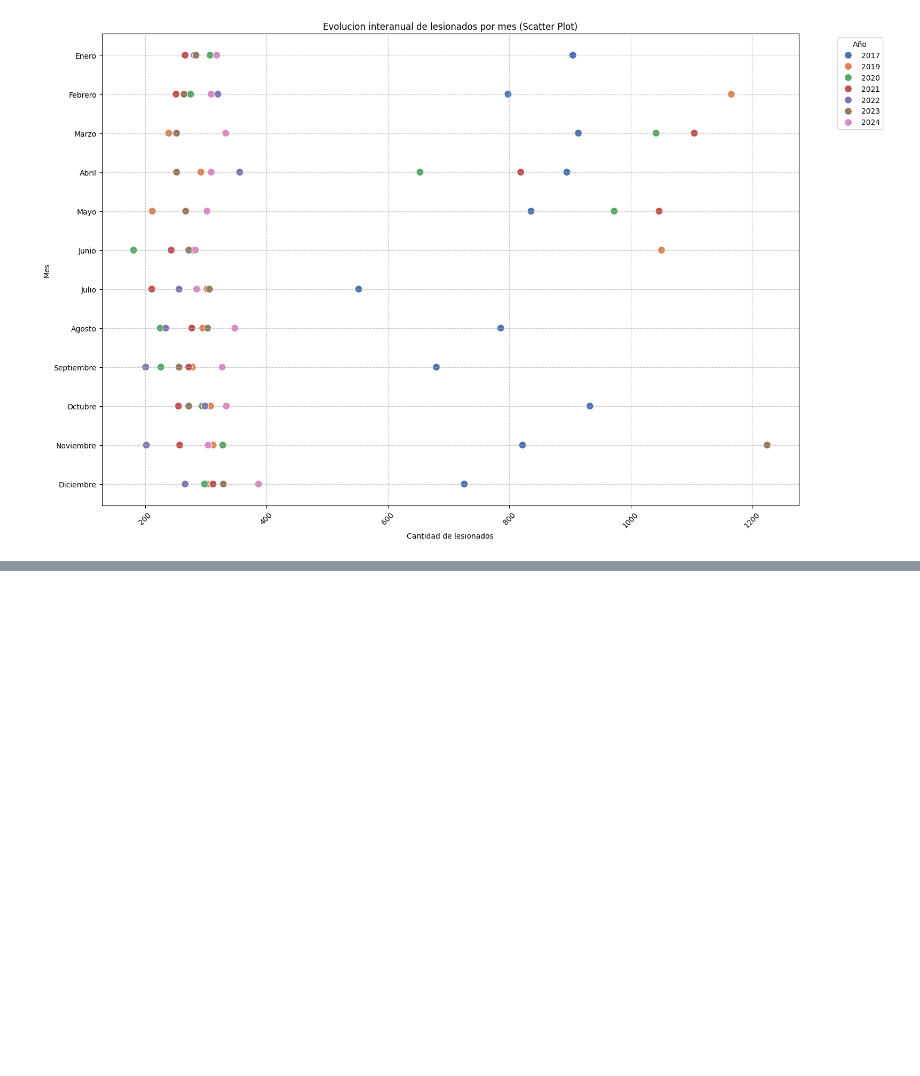
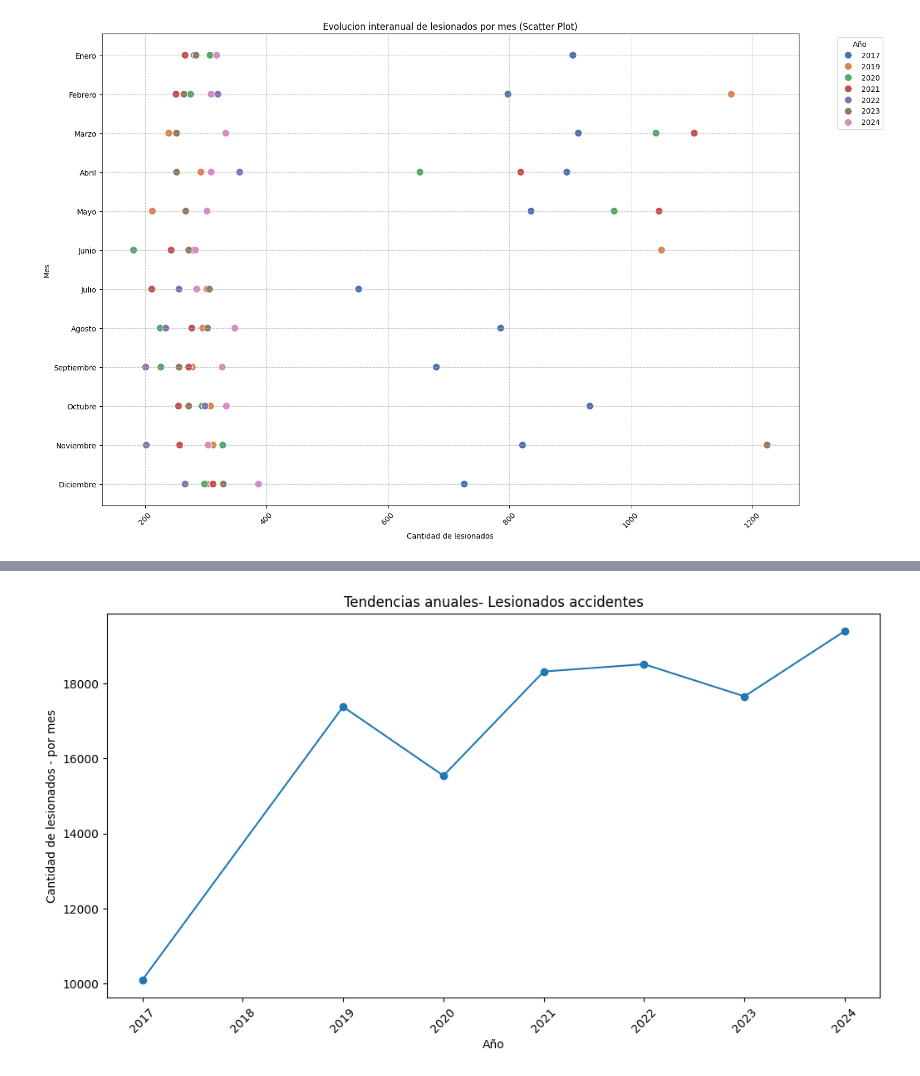
Before and after one commit to AEE099/traffic-accidents-rd-data-analysis, a Jupyter notebook: Analisis_accidentes_RD.ipynb, the cells around one changed output, grey strips where cells are left out. Drawn from its saved outputs; the diff is of its cells as text; code cells hidden in the pictures; blank space fills up the shorter version.

```diff
--- a/Analisis_accidentes_RD.ipynb
+++ b/Analisis_accidentes_RD.ipynb
@@ -377,0 +394,16 @@ plt.show()
+# %%
+# EDA
+
+print("Info: \n", df_lesion_hora_mes.info())
+print("Head: \n", df_lesion_hora_mes.head())
+print("Tail: \n", df_lesion_hora_mes.tail())
+print("Describe: \n", df_lesion_hora_mes.describe())
+print("Duplicados:\n", df_lesion_hora_mes.duplicated().sum())
+#Cambiar nombre a columna cantidad de muerte,nombrada asi por error
+df_lesion_hora_mes.rename(columns={"Cantidad_muertes":"Cantidad_lesionados"}, inplace=True)
+df_lesion_hora_mes.drop_duplicates(inplace=True)
+print("Nulos:\n", df_lesion_hora_mes.isnull().sum())
+df_lesion_hora_mes.dropna(inplace=True)
+
+
+print(df_lesion_hora_mes)
@@ -377,0 +428,11 @@ plt.show()
+# %%
+#Tendencias anuales
+plt.figure(figsize=(12,6))
+df_lesion_hora_mes.groupby("Año")["Cantidad_lesionados"].sum().plot(kind="line", marker="o")
+plt.title("Tendencias anuales- Lesionados accidentes")
+plt.ylabel("Cantidad de lesionados - por mes")
+plt.xlabel("Año")
+plt.xticks(rotation=45)
+plt.show()
+# %% [output]
+[figure, added]
```
Also changed, not shown: parts of 10 cells of this notebook.
